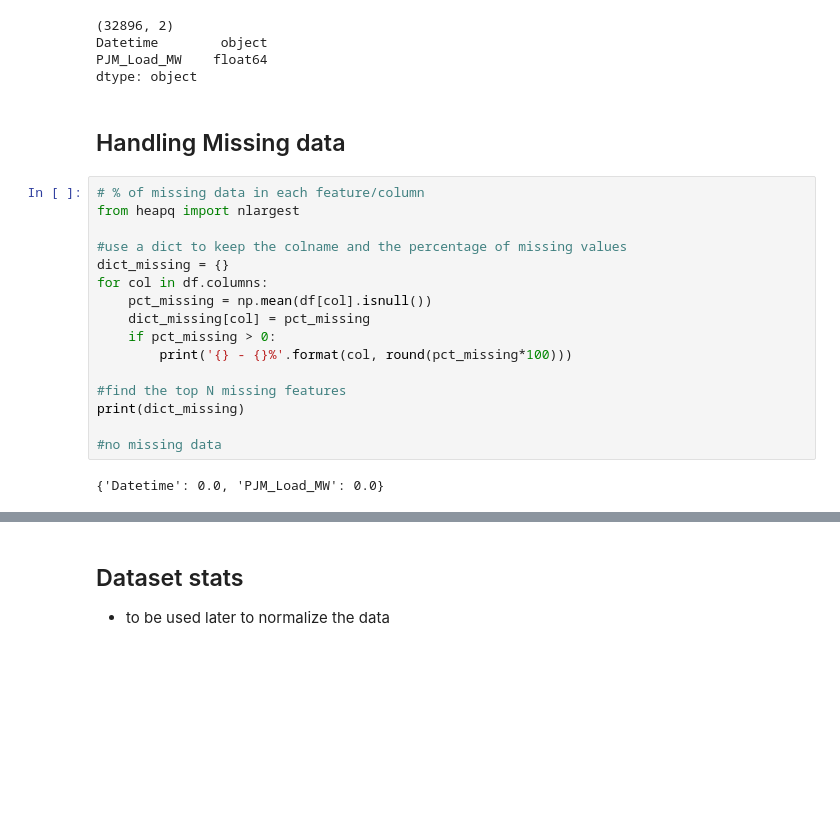
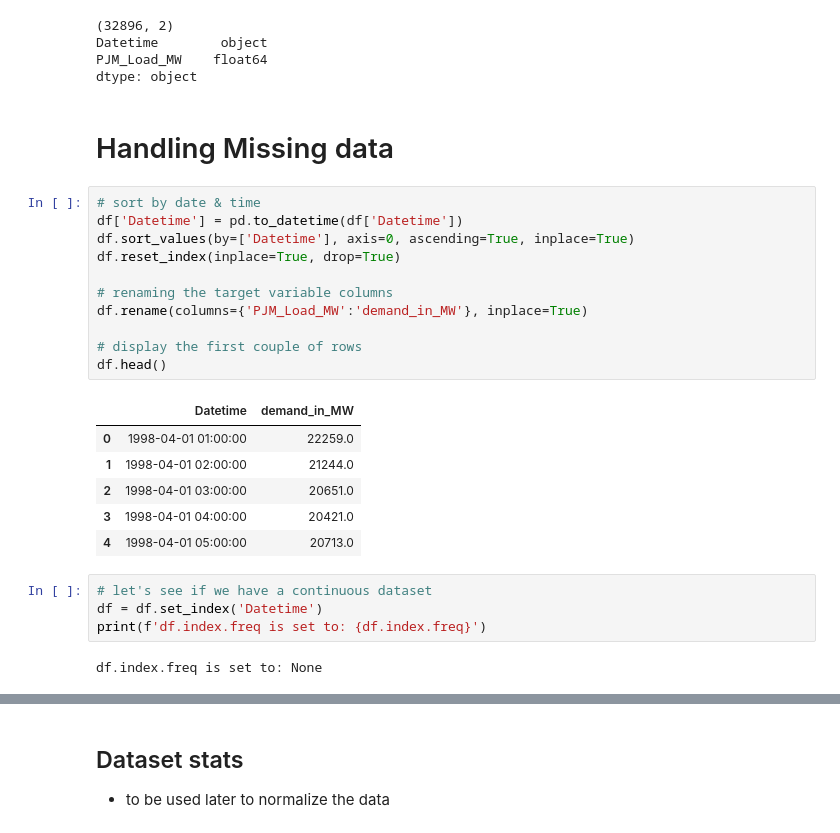
Before and after one commit to mshagirov/datathon2020, a Jupyter notebook: lab2/0_normalize_dataset.ipynb, the cells around one changed output, grey strips where cells are left out. Drawn from its saved outputs; the diff is of its cells as text; blank space fills up the shorter version.

```diff
--- a/lab2/0_normalize_dataset.ipynb
+++ b/lab2/0_normalize_dataset.ipynb
@@ -46,22 +46,28 @@ Datetime        object
 PJM_Load_MW    float64
 dtype: object
 # %% [markdown]
-## Handling Missing data
+# Handling Missing data
-# %%
-# % of missing data in each feature/column
-from heapq import nlargest
-
-#use a dict to keep the colname and the percentage of missing values
-dict_missing = {}
-for col in df.columns:
-    pct_missing = np.mean(df[col].isnull())
-    dict_missing[col] = pct_missing
-    if pct_missing > 0:
-        print('{} - {}%'.format(col, round(pct_missing*100)))
-
-#find the top N missing features
-print(dict_missing)
-
-#no missing data
-# %% [output]
-{'Datetime': 0.0, 'PJM_Load_MW': 0.0}
+# %%
+# sort by date & time
+df['Datetime'] = pd.to_datetime(df['Datetime'])
+df.sort_values(by=['Datetime'], axis=0, ascending=True, inplace=True)
+df.reset_index(inplace=True, drop=True)
+
+# renaming the target variable columns
+df.rename(columns={'PJM_Load_MW':'demand_in_MW'}, inplace=True)
+
+# display the first couple of rows
+df.head()
+# %% [output]
+|  | Datetime | demand_in_MW |
+| 0 | 1998-04-01 01:00:00 | 22259.0 |
+| 1 | 1998-04-01 02:00:00 | 21244.0 |
+| 2 | 1998-04-01 03:00:00 | 20651.0 |
+| 3 | 1998-04-01 04:00:00 | 20421.0 |
+| 4 | 1998-04-01 05:00:00 | 20713.0 |
+# %%
+# let's see if we have a continuous dataset
+df = df.set_index('Datetime')
+print(f'df.index.freq is set to: {df.index.freq}')
+# %% [output]
+df.index.freq is set to: None
```
Also changed, not shown: parts of 4 cells of this notebook.
